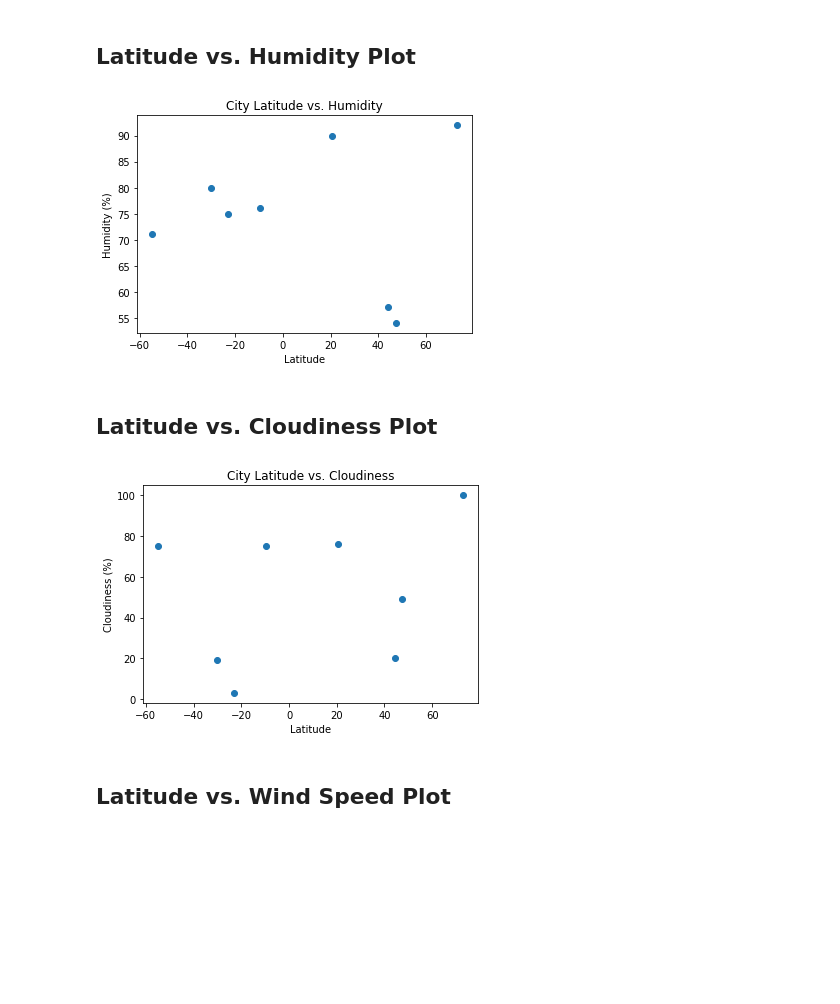
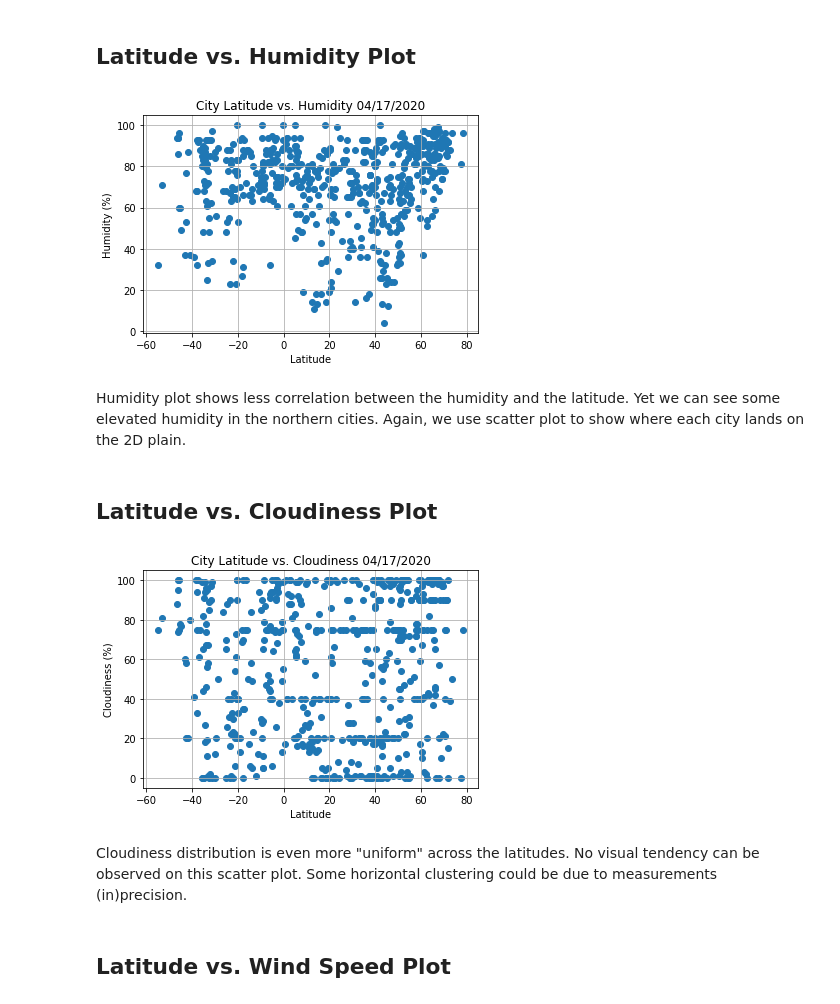
Before and after one commit to kyraha/UMN_HW06_python-api-challenge, a Jupyter notebook: WeatherPy/WeatherPy.ipynb, the cells around one changed output. Cells and saved outputs as stored; diff of their text form; code cells hidden in the pictures; blank space fills up the shorter version.

Commit message:
Finalized WeatherPy

```diff
--- a/WeatherPy/WeatherPy.ipynb
+++ b/WeatherPy/WeatherPy.ipynb
@@ -101,19 +132,24 @@ tsagan aman
 #Country       550
 #Date          550
 df_cities = pd.DataFrame()
-for one_city in weather_data:
-    print(one_city["name"])
-    row = {
-        "City": one_city["name"],
-        "Lat":  one_city["coord"]["lat"],
-        "Lon":  one_city["coord"]["lon"],
-        "Max Temp": one_city["main"]["temp_max"],
-        "Humidity": one_city["main"]["humidity"],
-        "Cloudiness": one_city["clouds"]["all"],
-        "Wind Speed": one_city["wind"]["speed"],
-        "Country": one_city["sys"]["country"],
-        "Date": one_city["dt"]
-    }
-    df_cities = df_cities.append(row, ignore_index=True)
-df_cities.to_csv("weather_dataframe.csv")
+if run_api:
+    for one_city in weather_data:
+        #print(one_city["name"])
+        row = {
+            "City": one_city["name"],
+            "Lat":  one_city["coord"]["lat"],
+            "Lon":  one_city["coord"]["lon"],
+            "Max Temp": one_city["main"]["temp_max"],
+            "Humidity": one_city["main"]["humidity"],
+            "Cloudiness": one_city["clouds"]["all"],
+            "Wind Speed": one_city["wind"]["speed"],
+            "Country": one_city["sys"]["country"],
+            "Date": one_city["dt"]
+        }
+        df_cities = df_cities.append(row, ignore_index=True)
+    df_cities.to_csv(output_data_file)
+else:
+    df_cities = pd.read_csv(output_data_file)
+
+df_cities
 # %% [output]
@@ -139,0 +169,5 @@ df_cities
+# %%
+# Convert Kelvins to Fahrenheit, use formula from metric-conversions.org
+
+df_cities["Max Temp"] = (df_cities["Max Temp"] - 273.15)* 1.8000 + 32.00
+df_cities
@@ -196,23 +259,31 @@ plt.show()
 # %% [markdown]
 ## Latitude vs. Humidity Plot
 # %%
-plt.title("City Latitude vs. Humidity")
+plt.title(f"City Latitude vs. Humidity {asof_date}")
 plt.scatter(df_clean_cities["Lat"], df_clean_cities["Humidity"])
 plt.xlabel("Latitude")
 plt.ylabel("Humidity (%)")
+plt.grid(True)
+plt.savefig("output_data/humidity.png")
 plt.show()
 # %% [output]
-[figure, old version]
+[figure, new version]
+# %% [markdown]
+Humidity plot shows less correlation between the humidity and the latitude. Yet we can see some elevated humidity in the northern cities. Again, we use scatter plot to show where each city lands on the 2D plain.
 # %% [markdown]
 ## Latitude vs. Cloudiness Plot
 # %%
-plt.title("City Latitude vs. Cloudiness")
+plt.title(f"City Latitude vs. Cloudiness {asof_date}")
 plt.scatter(df_clean_cities["Lat"], df_clean_cities["Cloudiness"])
 plt.xlabel("Latitude")
 plt.ylabel("Cloudiness (%)")
+plt.grid(True)
+plt.savefig("output_data/cloudiness.png")
 plt.show()
 # %% [output]
-[figure, old version]
+[figure, new version]
+# %% [markdown]
+Cloudiness distribution is even more "uniform" across the latitudes. No visual tendency can be observed on this scatter plot. Some horizontal clustering could be due to measurements (in)precision.
 # %% [markdown]
 ## Latitude vs. Wind Speed Plot
 # %%
```
Also changed, not shown: parts of 35 cells of this notebook, 14 other files.
